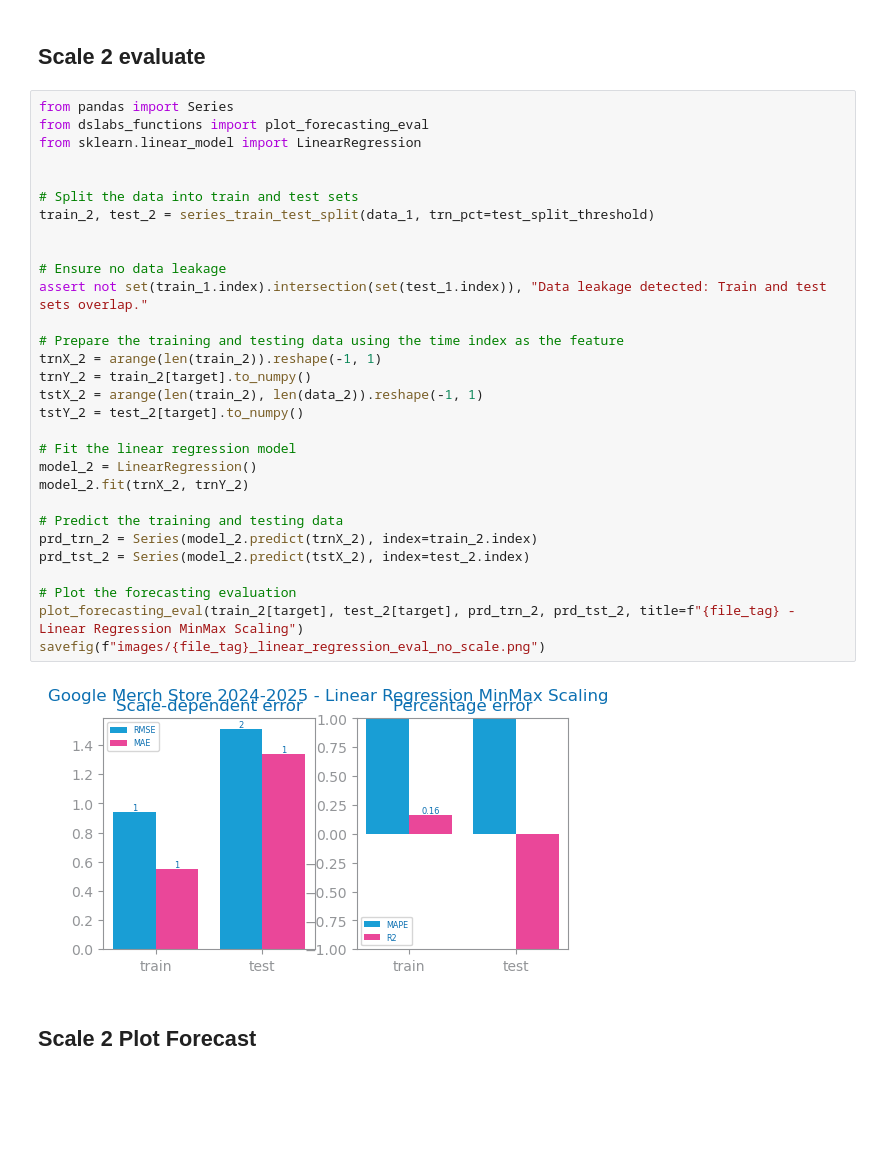
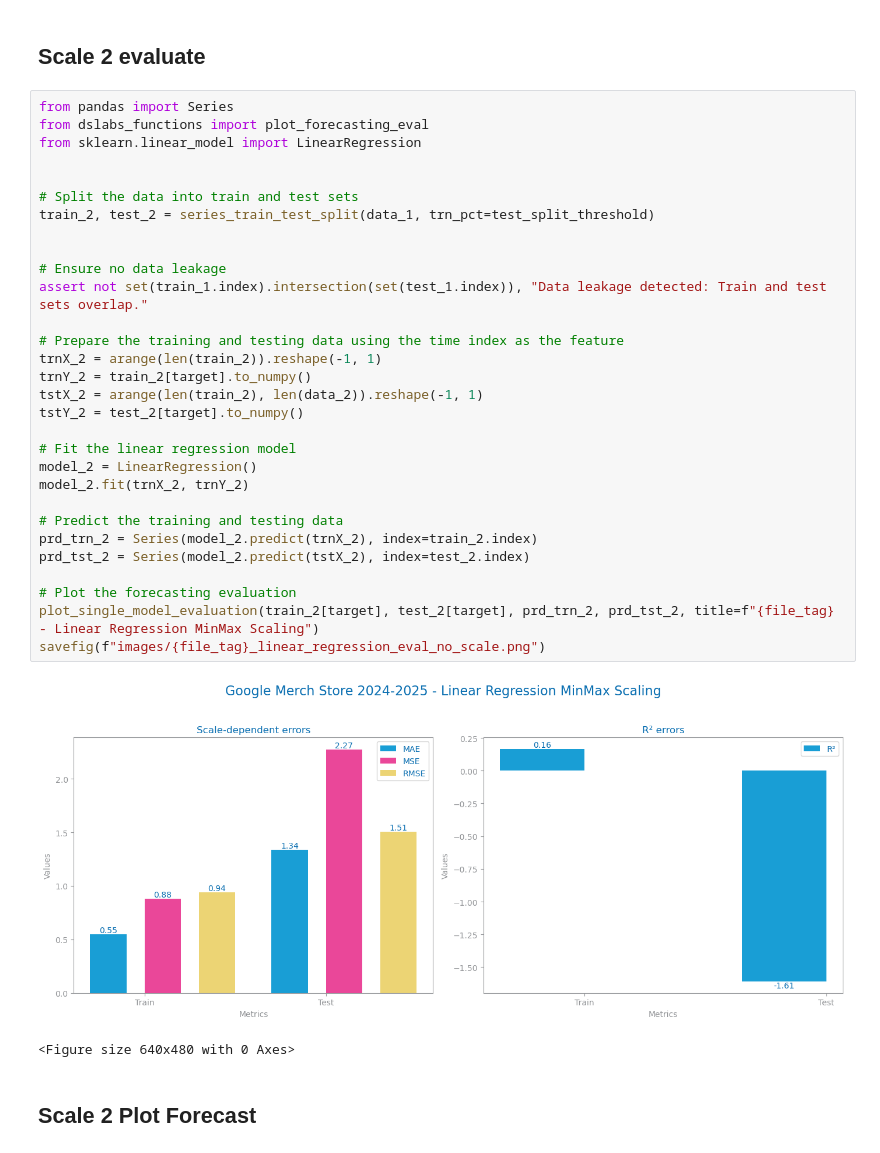
Before and after one commit to jvanalytics/ist_dash_2024_rec, a Jupyter notebook: time_series_forecasting/notebooks/dataset_3/3_ga4_merch_agg_2024_time_series_scaling.ipynb, the cells around one changed output. Saved outputs shown, nothing was run; the diff lists cells and outputs as text; blank space fills up the shorter version.

```diff
--- a/time_series_forecasting/notebooks/dataset_3/3_ga4_merch_agg_2024_time_series_scaling.ipynb
+++ b/time_series_forecasting/notebooks/dataset_3/3_ga4_merch_agg_2024_time_series_scaling.ipynb
@@ -231,35 +233,36 @@ series_2: Series = data_2[target]
 # %%
 from pandas import Series
 from dslabs_functions import plot_forecasting_eval
 from sklearn.linear_model import LinearRegression
 
 
 # Split the data into train and test sets
 train_2, test_2 = series_train_test_split(data_1, trn_pct=test_split_threshold)
 
 
 # Ensure no data leakage
 assert not set(train_1.index).intersection(set(test_1.index)), "Data leakage detected: Train and test sets overlap."
 
 # Prepare the training and testing data using the time index as the feature
 trnX_2 = arange(len(train_2)).reshape(-1, 1)
 trnY_2 = train_2[target].to_numpy()
 tstX_2 = arange(len(train_2), len(data_2)).reshape(-1, 1)
 tstY_2 = test_2[target].to_numpy()
 
 # Fit the linear regression model
 model_2 = LinearRegression()
 model_2.fit(trnX_2, trnY_2)
 
 # Predict the training and testing data
 prd_trn_2 = Series(model_2.predict(trnX_2), index=train_2.index)
 prd_tst_2 = Series(model_2.predict(tstX_2), index=test_2.index)
 
 # Plot the forecasting evaluation
-plot_forecasting_eval(train_2[target], test_2[target], prd_trn_2, prd_tst_2, title=f"{file_tag} - Linear Regression MinMax Scaling")
+plot_single_model_evaluation(train_2[target], test_2[target], prd_trn_2, prd_tst_2, title=f"{file_tag} - Linear Regression MinMax Scaling")
 savefig(f"images/{file_tag}_linear_regression_eval_no_scale.png")
 # %% [output]
-[figure, old version]
+[figure, new version]
+<Figure size 640x480 with 0 Axes>
 # %% [markdown]
 ## Scale 2 Plot Forecast
 # %%
```
Also changed, not shown: parts of 3 cells of this notebook, 32 other files.
